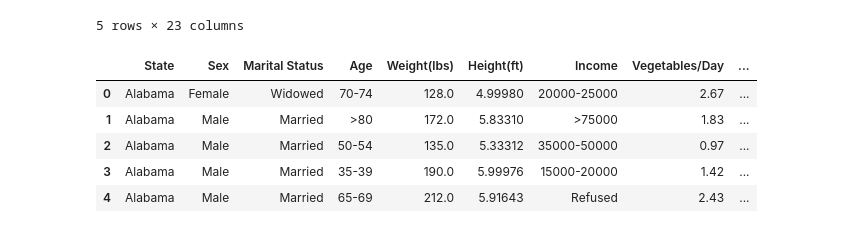
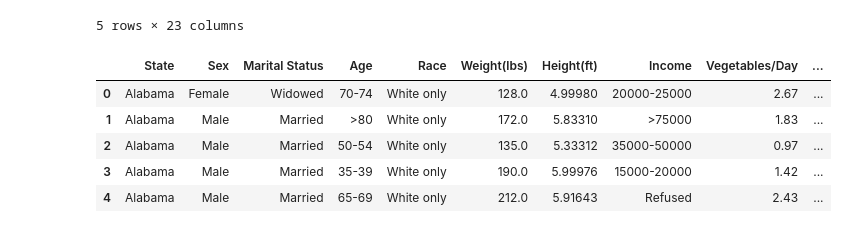
Before and after one commit to ic2019/groupb_project1, a Jupyter notebook: data_exploration_cleaning.ipynb, the cells around one changed output. Drawn from its saved outputs; the diff is of its cells as text; code cells hidden in the pictures.

```diff
--- a/data_exploration_cleaning.ipynb
+++ b/data_exploration_cleaning.ipynb
@@ -206,7 +206,7 @@ behavioral_data["Sex"] = ""
 behavioral_data["Marital Status"] = ""
 behavioral_data["Education"] = ""
 behavioral_data["Internet"] = ""
-behavioral_data["Demographics"] = ""
+behavioral_data["Race"] = ""
 behavioral_data["Income"] = ""
 behavioral_data["Smoking"] = ""
 behavioral_data["Heart Disease"] = ""
@@ -235,7 +235,7 @@ behavioral_data["Sex"] = behavioral_data['SEX'].map(lambda x: gender.get(x, None
 behavioral_data["Marital Status"] = behavioral_data['MARITAL'].map(lambda x: marital_status.get(x, None))
 behavioral_data["Education"] =  behavioral_data["EDUCA"].map(lambda x: education.get(x, None))
 behavioral_data["Internet"] = behavioral_data["INTERNET"].map(lambda x: internet_values.get(x, None))
-behavioral_data["Demographics"] = behavioral_data["_RACEGR3"].map(lambda x: race.get(x, None))
+behavioral_data["Race"] = behavioral_data["_RACEGR3"].map(lambda x: race.get(x, None))
 behavioral_data["Income"] = behavioral_data["INCOME2"].map(lambda x: income_values.get(x, None))
 behavioral_data["Smoking"] = behavioral_data["SMOKDAY2"].map(lambda x: smoke_values.get(x, None))
 behavioral_data["Heart Disease"] = behavioral_data["CVDCRHD4"].map(lambda x: heart_disease_values.get(x, None))
@@ -291,19 +291,19 @@ behavioral_data.head()
 # %%
 # Re-naming the columns
 behavioral_data.rename(columns={"WEIGHT2" : "Weight(lbs)", "HTIN4" : "Height(ft)", "AVEDRNK2": "Alcohol/Day", "_VEGESUM" : "Vegetables/Day" ,"_FRUTSUM" : "Fruits/Day", "PA1MIN_" : "Physical Activity/Day(mints)"},inplace=True)
 
 # Re-arranging the columns
 
-behavioral_data = behavioral_data[["State", "Sex", "Marital Status","Age","Weight(lbs)","Height(ft)", "Income","Vegetables/Day","Fruits/Day", "Physical Activity/Day(mints)", "Smoking","Alcohol/Day","BMI", "Blood Pressure", "Cholestrol", "Heart Disease", "Stroke", "Cancer","Diabetes"]]
+behavioral_data = behavioral_data[["State", "Sex", "Marital Status","Age","Race","Weight(lbs)","Height(ft)", "Income","Vegetables/Day","Fruits/Day", "Physical Activity/Day(mints)", "Smoking","Alcohol/Day","BMI", "Blood Pressure", "Cholestrol", "Heart Disease", "Stroke", "Cancer","Diabetes"]]
 
 behavioral_data.head()
 # %% [output]
-|  | State | Sex | Marital Status | Age | Weight(lbs) | Height(ft) | Income | Vegetables/Day | ... |
-| 0 | Alabama | Female | Widowed | 70-74 | 128.0 | 4.99980 | 20000-25000 | 2.67 | ... |
-| 1 | Alabama | Male | Married | >80 | 172.0 | 5.83310 | >75000 | 1.83 | ... |
-| 2 | Alabama | Male | Married | 50-54 | 135.0 | 5.33312 | 35000-50000 | 0.97 | ... |
-| 3 | Alabama | Male | Married | 35-39 | 190.0 | 5.99976 | 15000-20000 | 1.42 | ... |
-| 4 | Alabama | Male | Married | 65-69 | 212.0 | 5.91643 | Refused | 2.43 | ... |
+|  | State | Sex | Marital Status | Age | Race | Weight(lbs) | Height(ft) | Income | Vegetables/Day | ... |
+| 0 | Alabama | Female | Widowed | 70-74 | White only | 128.0 | 4.99980 | 20000-25000 | 2.67 | ... |
+| 1 | Alabama | Male | Married | >80 | White only | 172.0 | 5.83310 | >75000 | 1.83 | ... |
+| 2 | Alabama | Male | Married | 50-54 | White only | 135.0 | 5.33312 | 35000-50000 | 0.97 | ... |
+| 3 | Alabama | Male | Married | 35-39 | White only | 190.0 | 5.99976 | 15000-20000 | 1.42 | ... |
+| 4 | Alabama | Male | Married | 65-69 | White only | 212.0 | 5.91643 | Refused | 2.43 | ... |
 # %%
 %%time
 # Writing the cleane data to a new csv file.
```
Also changed, not shown: parts of 8 cells of this notebook, 1 other file.
